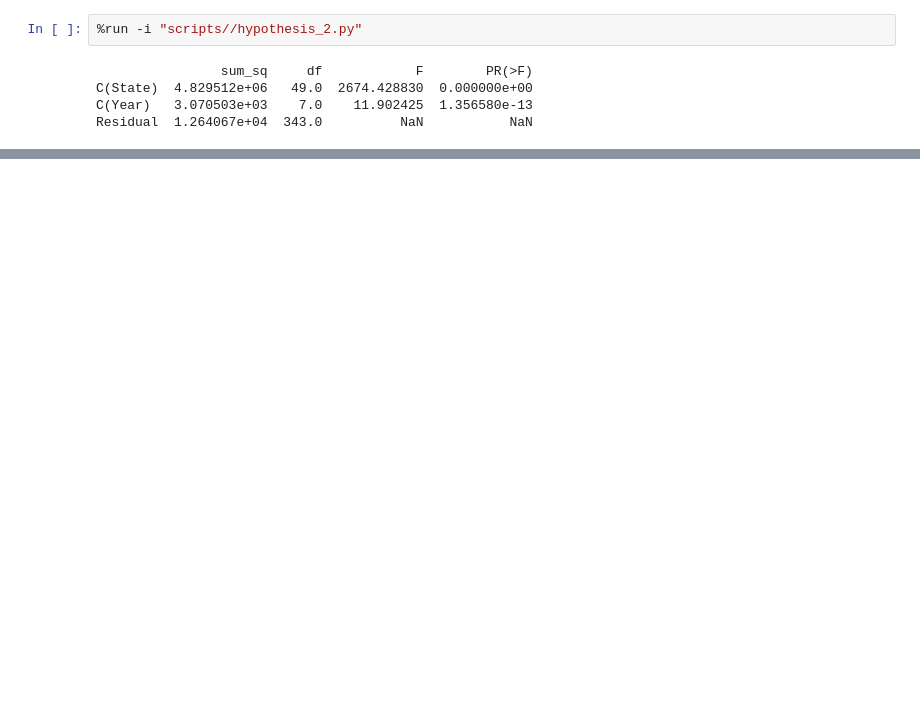
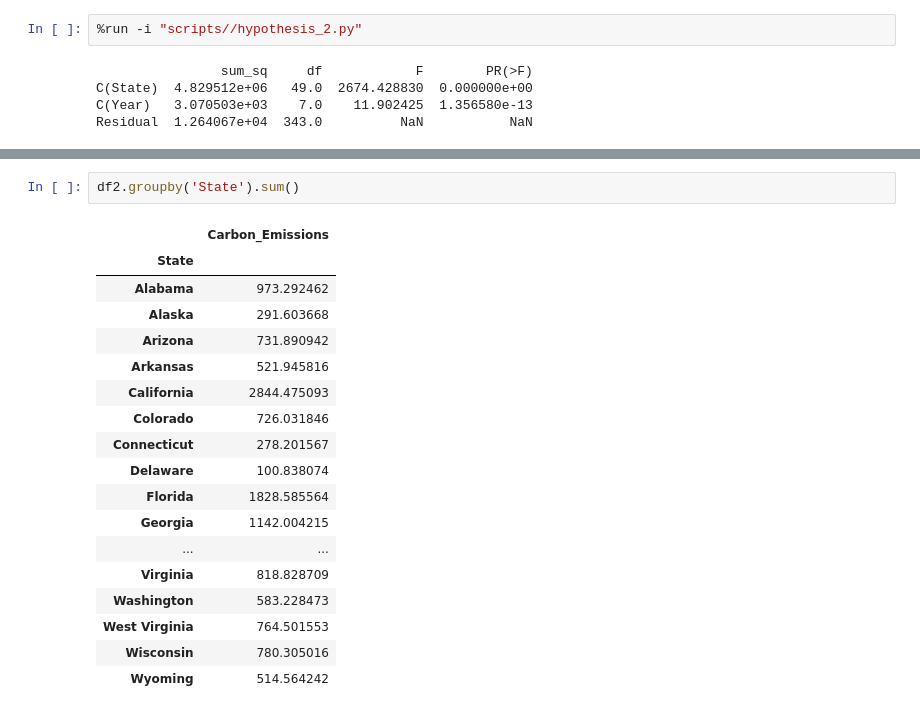
Before and after one commit to LaurentStar/MOD3_Project, a Jupyter notebook: master.ipynb, the cells around one changed output, grey strips where cells are left out. Cells and saved outputs as stored; diff of their text form; blank space fills up the shorter version.

```diff
--- a/master.ipynb
+++ b/master.ipynb
@@ -132,0 +163,21 @@ Residual  1.264067e+04  343.0          NaN           NaN
+# %%
+df2.groupby('State').sum()
+# %% [output]
+|  | Carbon_Emissions |
+| State |  |
+| Alabama | 973.292462 |
+| Alaska | 291.603668 |
+| Arizona | 731.890942 |
+| Arkansas | 521.945816 |
+| California | 2844.475093 |
+| Colorado | 726.031846 |
+| Connecticut | 278.201567 |
+| Delaware | 100.838074 |
+| Florida | 1828.585564 |
+| Georgia | 1142.004215 |
+| ... | ... |
+| Virginia | 818.828709 |
+| Washington | 583.228473 |
+| West Virginia | 764.501553 |
+| Wisconsin | 780.305016 |
+| Wyoming | 514.564242 |
```
Also changed, not shown: parts of 6 cells of this notebook, 4 other files.
